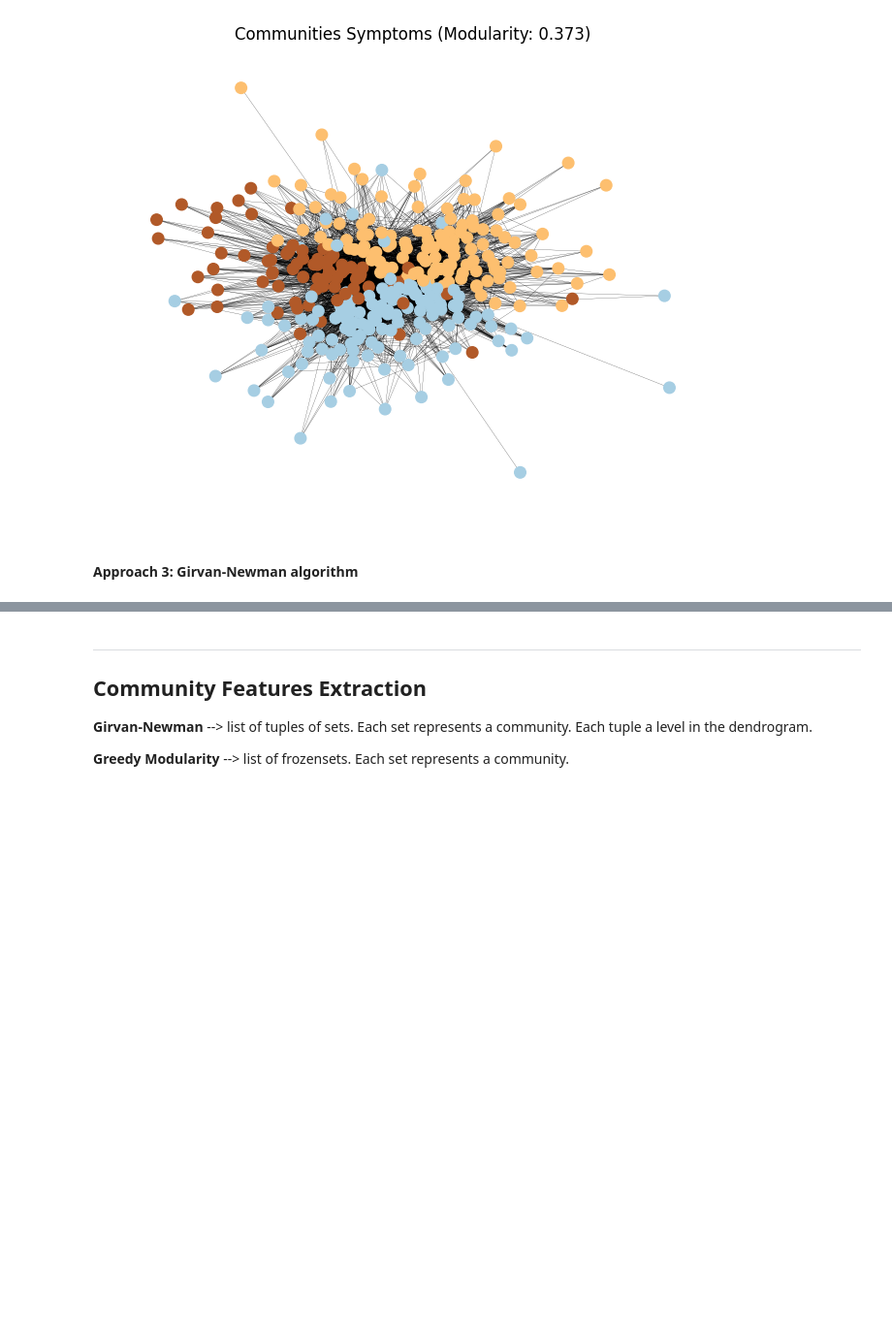
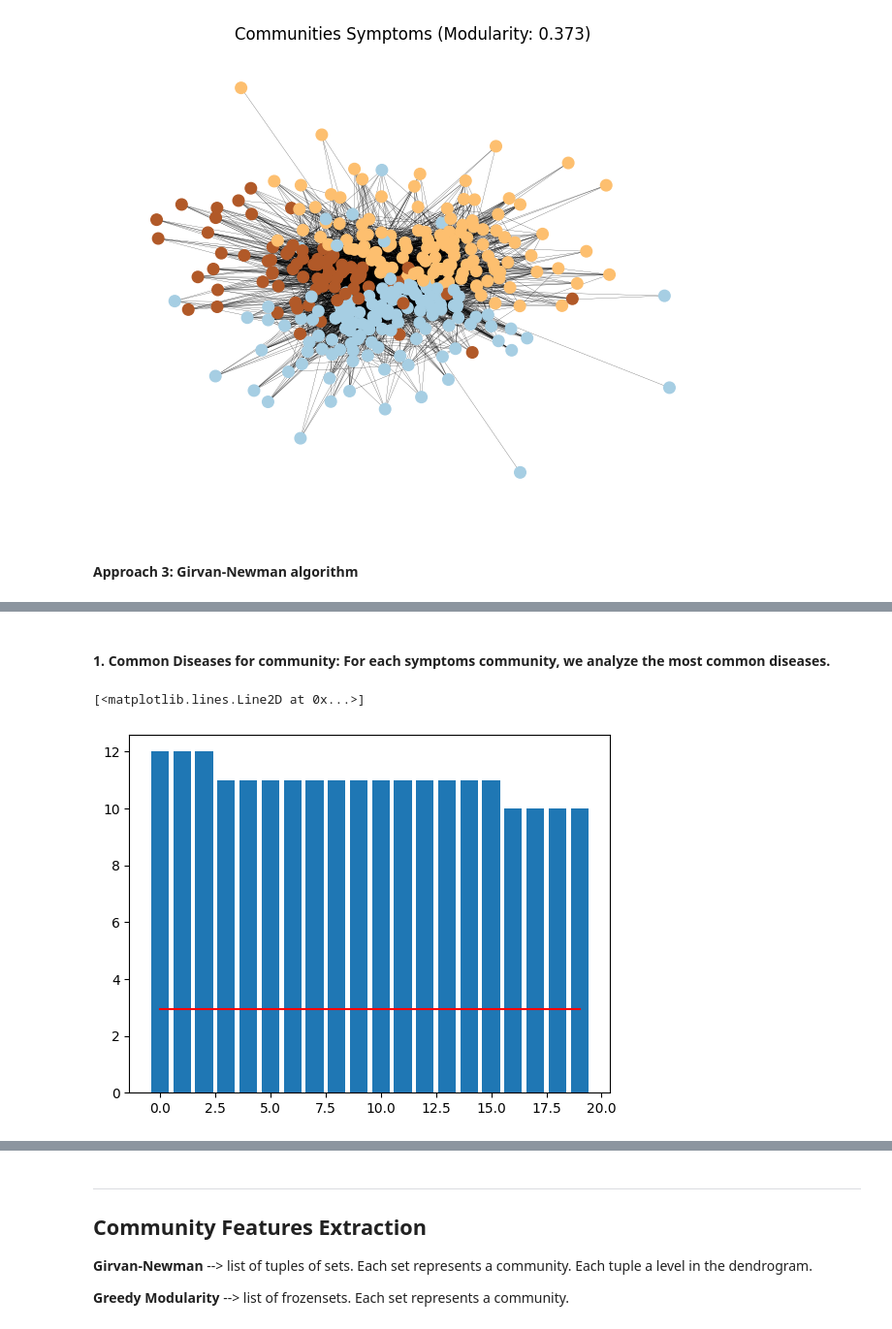
Before and after one commit to DavideLigari/disease-prediction, a Jupyter notebook: code/metrics_analysis/community_detection.ipynb, the cells around one changed output, grey strips where cells are left out. Shown at 97% size. Drawn from its saved outputs; the diff is of its cells as text; code cells hidden in the pictures; blank space fills up the shorter version.

Commit message:
community detection WIP

```diff
--- a/code/metrics_analysis/community_detection.ipynb
+++ b/code/metrics_analysis/community_detection.ipynb
@@ -339,0 +359,17 @@ Modularity: 0.3729659820502638
+# %% [markdown]
+#### 1. **Common Diseases for community**: For each symptoms community, we analyze the most common diseases.
+# %%
+comm_1 = [label for index, label in enumerate(communities_greedy_mod[0])]
+adjacency_matrix_1 = adjacency_matrix[:, comm_1]
+avg_disease_num_1 = adjacency_matrix_1.sum(axis=0).mean()
+avg_symptom_num_1 = adjacency_matrix_1.sum(axis=1).mean()
+num_symptoms_for_disease_1 = adjacency_matrix_1.sum(axis=1)
+num_symptoms_for_disease_1_sorted = np.argsort(num_symptoms_for_disease_1)[::-1][:20]
+adjacency_matrix_1 = adjacency_matrix_1[num_symptoms_for_disease_1_sorted, :]
+num_symptoms_for_top_diseases = adjacency_matrix_1.sum(axis=1)
+
+plt.bar(range(len(num_symptoms_for_top_diseases)), num_symptoms_for_top_diseases)
+plt.plot(range(len(num_symptoms_for_top_diseases)), [avg_symptom_num_1] * len(num_symptoms_for_top_diseases), color='red')
+# %% [output]
+[<matplotlib.lines.Line2D at 0x...>]
+[figure, added]
```
Also changed, not shown: parts of 4 cells of this notebook.
